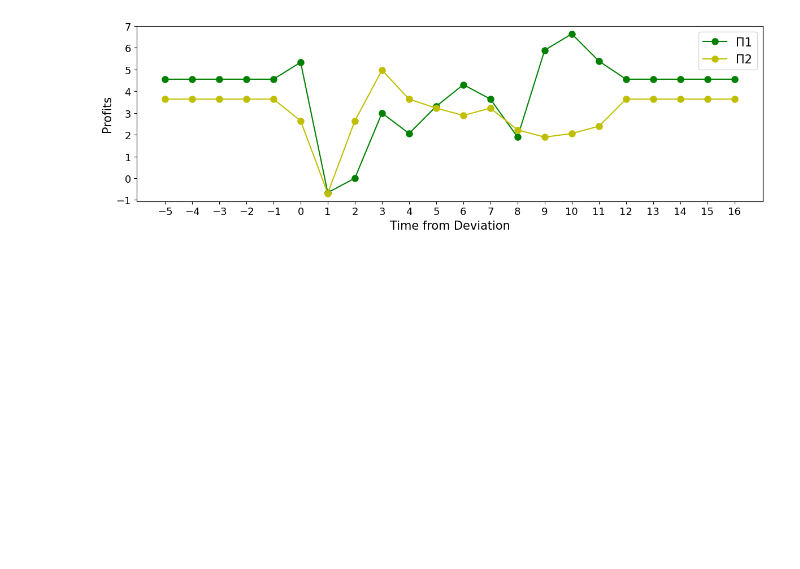
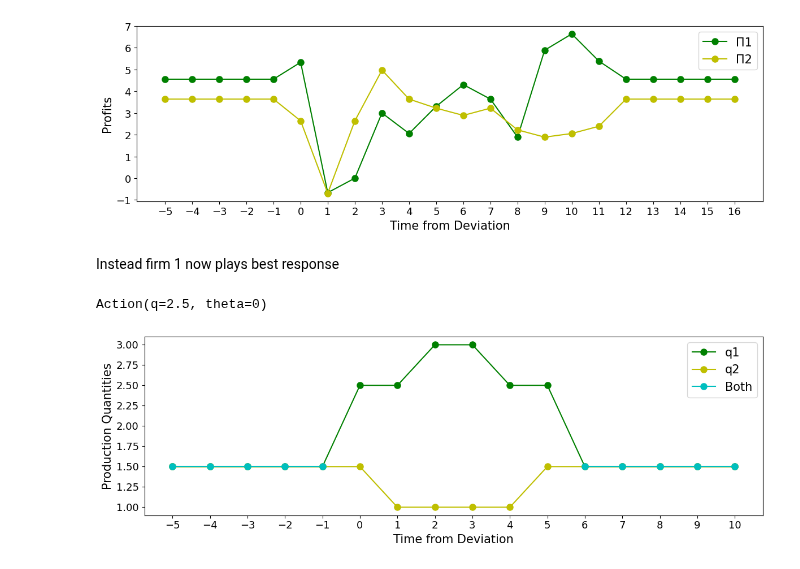
Before and after one commit to WouterBant/Algorithmic-Collusion-an-Experimental-Study, a Jupyter notebook: src/runs/nash_test.ipynb, the cells around one changed output. Drawn from its saved outputs; the diff is of its cells as text; code cells hidden in the pictures; blank space fills up the shorter version.

```diff
--- a/src/runs/nash_test.ipynb
+++ b/src/runs/nash_test.ipynb
@@ -125,3 +129,19 @@ plt.tight_layout()
 plt.show()
 # %% [output]
 [figure]
+# %% [markdown]
+Instead firm 1 now plays best response
+# %%
+Br = None
+cur = -float("inf")
+for q in Qs:
+    for theta in Thetas:
+        Action1 = Action(q, theta)
+        Action2 = Action(1.5, 2/3)
+        a1, a2 = env.Pi(Action1, Action2)
+        if a1 > cur:
+            cur = a1
+            Br = Action1
+Br  # Best response
+# %% [output]
+Action(q=2.5, theta=0)
@@ -127,0 +181,27 @@ plt.show()
+# %%
+plt.figure(figsize=(12, 4))
+x = range(-5, len(q1) - 5)
+
+plt.plot(x, q1, 'go-', label='q1', markersize=8)
+plt.plot(x, q2, 'yo-', label='q2', markersize=8)
+
+xx = []
+yy = []
+for i in range(len(q1)):
+    if q1[i] == q2[i]:
+        xx.append(x[i])
+        yy.append(q1[i])
+
+plt.plot(xx[:5], yy[:5], 'co-', label="Both", markersize=8)
+plt.plot(xx[5:], yy[5:], 'co-', markersize=8)
+
+plt.xlabel('Time from Deviation', fontsize=15)
+plt.ylabel('Production Quantities', fontsize=15)
+plt.legend(fontsize=15)
+
+plt.xticks(range(-5, len(q1) - 5), fontsize=13)
+plt.yticks(fontsize=13)
+plt.tight_layout()
+plt.show()
+# %% [output]
+[figure, added]
```
Also changed, not shown: parts of 5 cells of this notebook, 5 other files.
